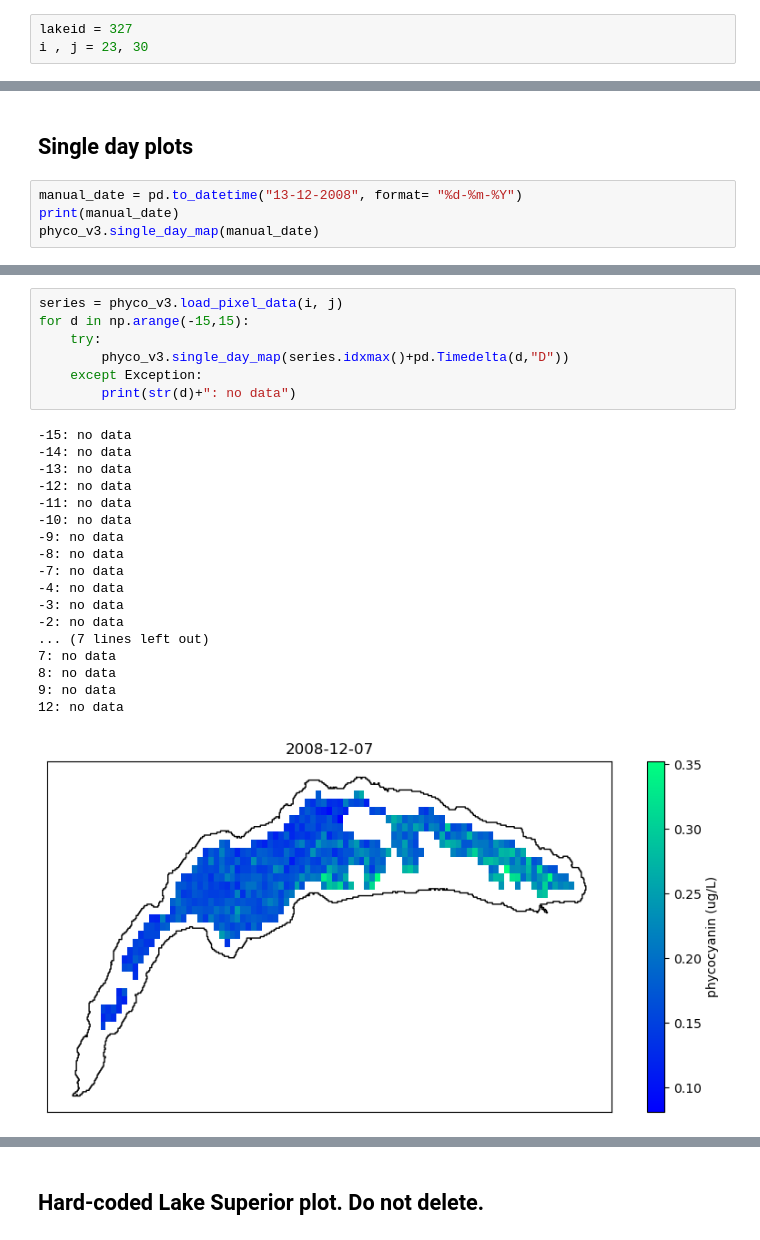
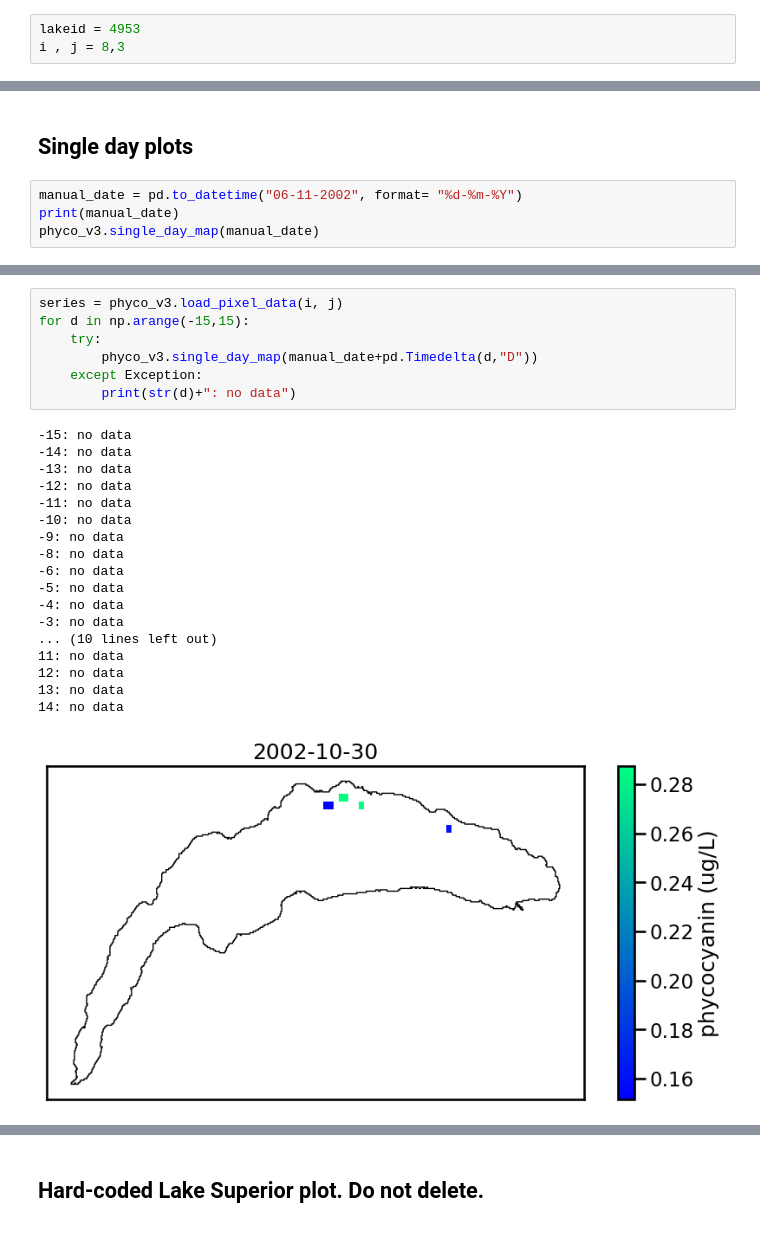
Before and after one commit to eawag-surface-waters-research/cci-cyano-production, a Jupyter notebook: notebooks/presentation_plotting.ipynb, the cells around one changed output, grey strips where cells are left out. Saved outputs shown, nothing was run; the diff lists cells and outputs as text.

```diff
--- a/notebooks/presentation_plotting.ipynb
+++ b/notebooks/presentation_plotting.ipynb
@@ -8,8 +9,8 @@ import matplotlib.pyplot as plt
 import numpy as np
 import pandas as pd
 # %%
-lakeid = 327
-i , j = 23, 30
+lakeid = 4953
+i , j = 8,3
 # %%
 # version 3.1
 pc_phenology_path_v3 = f"D:\\lakecci_data\\raw\\v3.1\\phenology\\phycocyanin\\{lakeid}.nc"
@@ -148,7 +169,7 @@ import netCDF4
 # %% [markdown]
 ## Single day plots
 # %%
-manual_date = pd.to_datetime("13-12-2008", format= "%d-%m-%Y")
+manual_date = pd.to_datetime("06-11-2002", format= "%d-%m-%Y")
 print(manual_date)
 phyco_v3.single_day_map(manual_date)
 # %% [output]
@@ -166,26 +184,26 @@ phyco_v3.single_day_map(series.idxmax())
 # %%
 series = phyco_v3.load_pixel_data(i, j)
 for d in np.arange(-15,15):
     try:
-        phyco_v3.single_day_map(series.idxmax()+pd.Timedelta(d,"D"))
+        phyco_v3.single_day_map(manual_date+pd.Timedelta(d,"D"))
     except Exception:
         print(str(d)+": no data")
 # %% [output]
 -15: no data
 -14: no data
 -13: no data
 -12: no data
 -11: no data
 -10: no data
 -9: no data
 -8: no data
--7: no data
+-6: no data
+-5: no data
 -4: no data
 -3: no data
--2: no data
-... (7 lines left out)
-7: no data
-8: no data
-9: no data
+... (10 lines left out)
+11: no data
 12: no data
+13: no data
+14: no data
-[figure, old version]
+[figure, new version]
```
Also changed, not shown: parts of 27 cells of this notebook.
